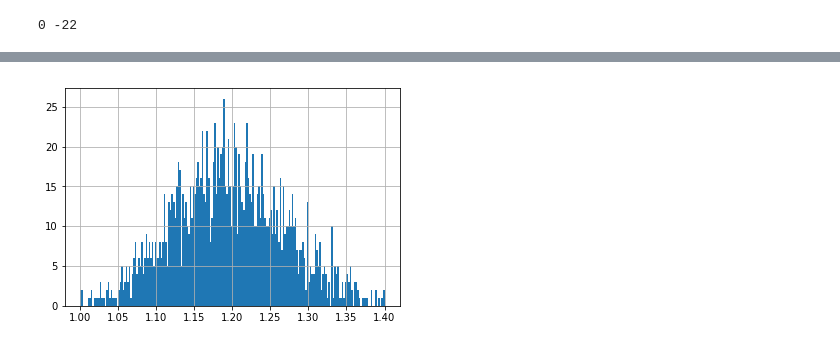
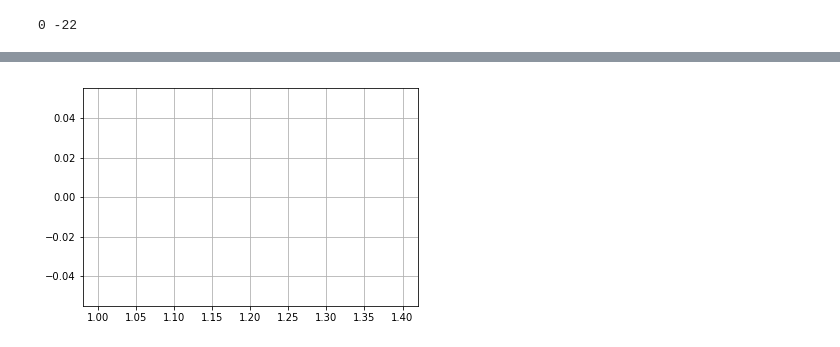
Before and after one commit to chernyavskaya/ECALtestBeam, a Jupyter notebook: EcalTimeUniformity.ipynb, the cells around one changed output, grey strips where cells are left out. Saved outputs shown, nothing was run; the diff lists cells and outputs as text; code cells hidden in the pictures.

Commit message:
shower developments outside of crystals

```diff
--- a/EcalTimeUniformity.ipynb
+++ b/EcalTimeUniformity.ipynb
@@ -194,7 +211,7 @@ intercalibration_file = '/eos/user/n/nchernya/SWAN_projects/ECALtestBeam/output/
 with open('%s'%(intercalibration_file), 'r') as fp:
     dict_crystals_calibration = json.load(fp)
 
-for num,energy in enumerate(round_energies[0:2]):
+for num,energy in enumerate(round_energies):
     df = dict_df_energy[int(energy)]
     for cr in 'C2,C3,C4'.split(','):
         df['sum_3x3_%s'%cr]=0.
@@ -211,7 +228,7 @@ for num,energy in enumerate(round_energies[0:2]):
 ## loose selection
 #energy_selection = [[1500,2000],[2500,4000],[4000,5900],[5000,7900],[7000,9800]]
 energy_selection = [[500,2000],[500,4000],[500,5900],[500,7900],[500,9800]]
-for num,energy in enumerate(round_energies[0:2]):
+for num,energy in enumerate(round_energies):
     df = dict_df_energy[int(energy)]
     df = df.loc[(df['sum_3x3_C3']<energy_selection[num][1]) & (df['sum_3x3_C3']>energy_selection[num][0])]
     df = df.loc[(df['fit_ampl_MCP2']>100)]
@@ -226,7 +243,7 @@ for num,energy in enumerate(round_energies[0:2]):
 # %%
 matrix_used = matrix_3
 
-for num,energy in enumerate(round_energies[0:2]):
+for num,energy in enumerate(round_energies):
     df = dict_df_energy[int(energy)]
 
     for cr in 'C2,C3,C4'.split(','):
@@ -568,12 +605,13 @@ plt.show()
 # %% [output]
 [figure]
 # %%
-df = dict_df_energy[250]
+df = dict_df_energy[50]
 i=0
 j=1
 x_center = (j+1)*22-11-33
 y_center = (i+1)*22-11-33
 print x_center,y_center
-subdf = df.loc[ (df['ecal_x']<(x_center+11)) & (df['ecal_x']>(x_center-11)) &(df['ecal_y']<(y_center+11)) & (df['ecal_y']>(y_center-11))   ]
+crystal='C2'
+subdf = df.loc[ (df['ecal_x_%s'%crystal]<(x_center+11)) & (df['ecal_x_%s'%crystal]>(x_center-11)) &(df['ecal_y_%s'%crystal]<(y_center+11)) & (df['ecal_y_%s'%crystal]>(y_center-11))   ]
 # %% [output]
 0 -22
@@ -601,5 +639,5 @@ subdf.loc[subdf['dr_C3']>12.][['ecal_x','ecal_y','ecal_r','dr_C3']]
 # %%
-subdf.loc[(df['dr_C2']<14.) & (df['dr_C3']>13.)]['dt_ecal_MCP_C3'].hist(bins=200,range=[1.00,1.4])
+subdf.loc[(df['dr_%s'%crystal]<14.) & (df['dr_%s'%crystal]>13.)]['dt_ecal_MCP_C3'].hist(bins=200,range=[1.00,1.4])
 plt.show()
 # %% [output]
-[figure, old version]
+[figure, new version]
```
Also changed, not shown: parts of 9 cells of this notebook, 1 other file.
